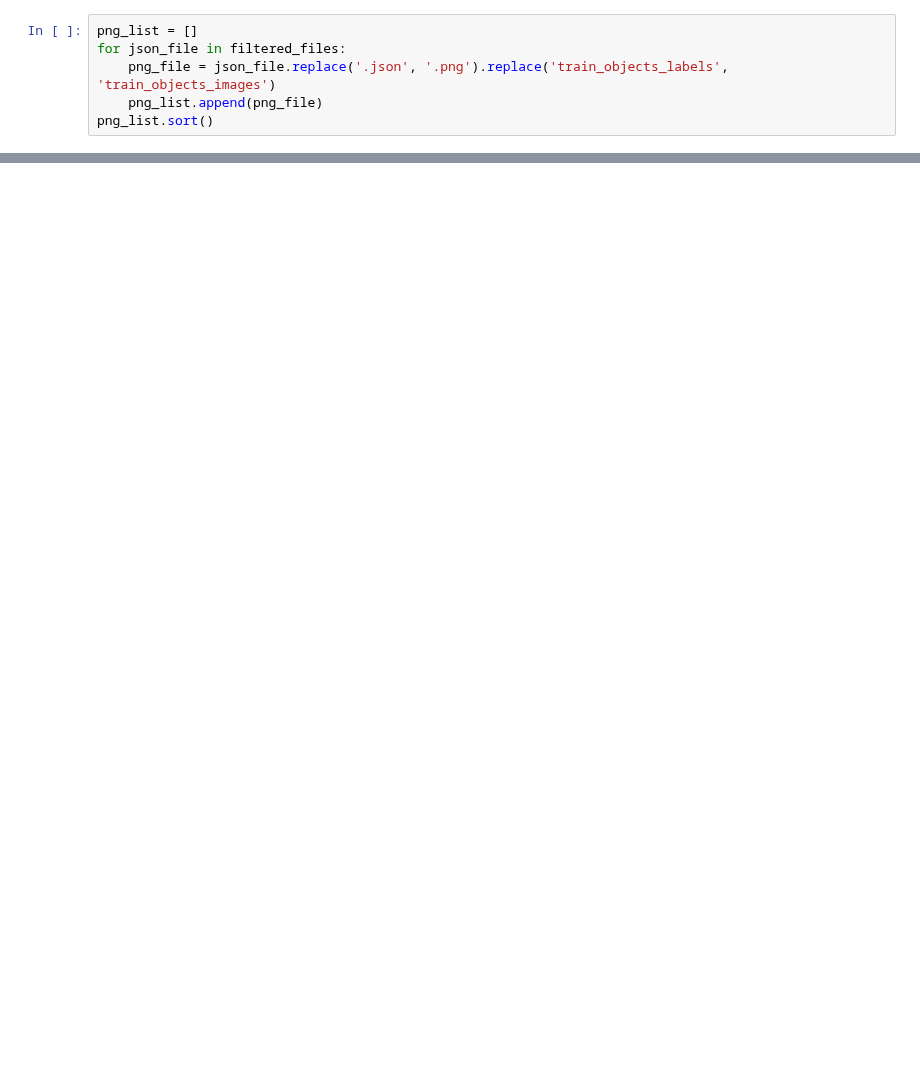
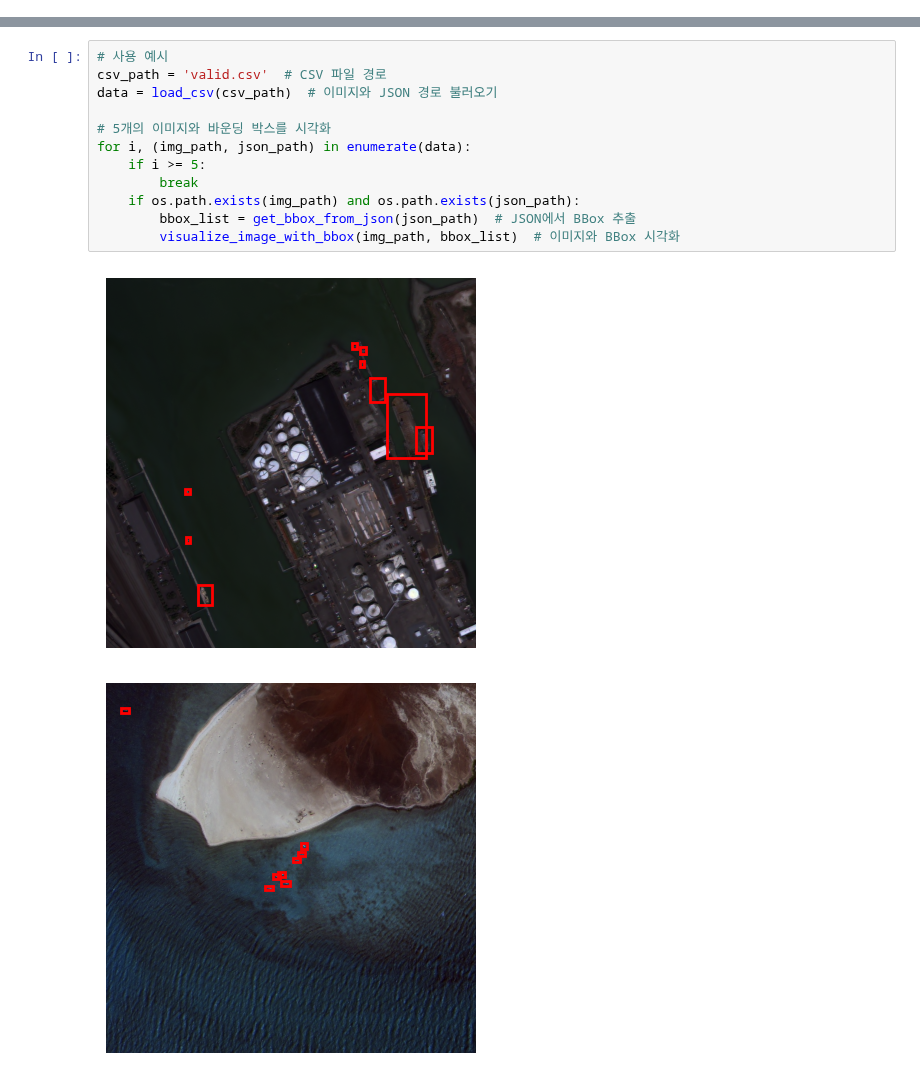
Before and after one commit to wooseungw/SatellieteIMGDetection, a Jupyter notebook: csv_maker.ipynb, the cells around one changed output, grey strips where cells are left out. Cells and saved outputs as stored; diff of their text form; blank space fills up the shorter version.

```diff
--- a/csv_maker.ipynb
+++ b/csv_maker.ipynb
@@ -40,6 +0,0 @@ print(len(filtered_files))
-# %%
-png_list = []
-for json_file in filtered_files:
-    png_file = json_file.replace('.json', '.png').replace('train_objects_labels', 'train_objects_images')
-    png_list.append(png_file)
-png_list.sort()
@@ -139,0 +313,15 @@ print(filtered_train_csv_df)
+# %%
+# 사용 예시
+csv_path = 'valid.csv'  # CSV 파일 경로
+data = load_csv(csv_path)  # 이미지와 JSON 경로 불러오기
+
+# 5개의 이미지와 바운딩 박스를 시각화
+for i, (img_path, json_path) in enumerate(data):
+    if i >= 5:
+        break
+    if os.path.exists(img_path) and os.path.exists(json_path):
+        bbox_list = get_bbox_from_json(json_path)  # JSON에서 BBox 추출
+        visualize_image_with_bbox(img_path, bbox_list)  # 이미지와 BBox 시각화
+# %% [output]
+[figure, added]
+[figure, added]
```
Also changed, not shown: parts of 19 cells of this notebook, 3 other files.
